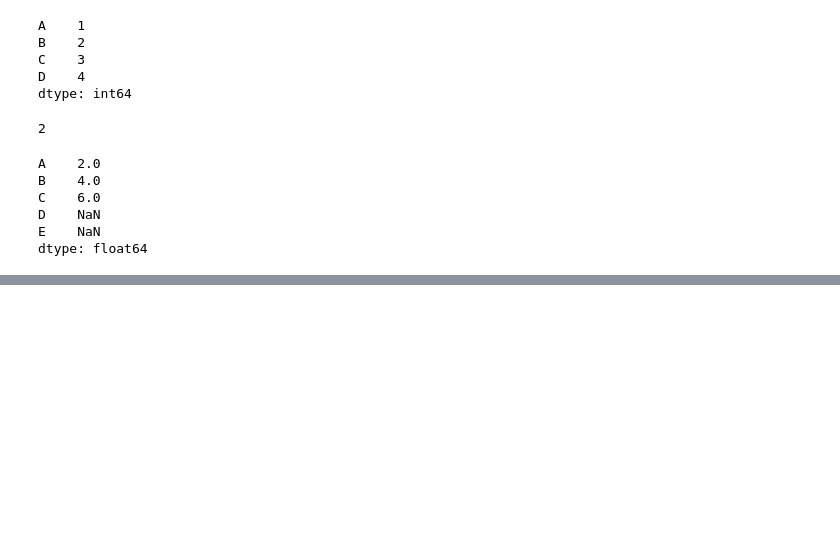
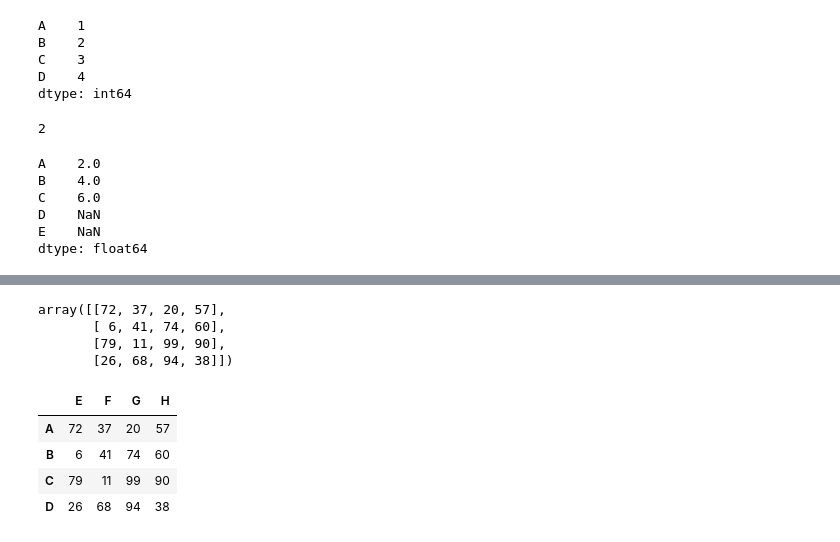
Before and after one commit to fattahsamit/ml, a Jupyter notebook: pandas/pandas.ipynb, the cells around one changed output, grey strips where cells are left out. Drawn from its saved outputs; the diff is of its cells as text; code cells hidden in the pictures; blank space fills up the shorter version.

```diff
--- a/pandas/pandas.ipynb
+++ b/pandas/pandas.ipynb
@@ -128,0 +140,25 @@ dtype: float64
+# %%
+from numpy.random import randint
+
+arr = randint(0,100,16).reshape(4,4)
+arr
+# %% [output]
+array([[72, 37, 20, 57],
+       [ 6, 41, 74, 60],
+       [79, 11, 99, 90],
+       [26, 68, 94, 38]])
+# %%
+row = 'A B C D'.split()
+col = 'E F G H'.split()
+
+df = pd.DataFrame(data = arr, index = row, columns = col)
+
+# df.to_csv()
+
+df
+# %% [output]
+|  | E | F | G | H |
+| A | 72 | 37 | 20 | 57 |
+| B | 6 | 41 | 74 | 60 |
+| C | 79 | 11 | 99 | 90 |
+| D | 26 | 68 | 94 | 38 |
```
Also changed, not shown: parts of 3 cells of this notebook.
